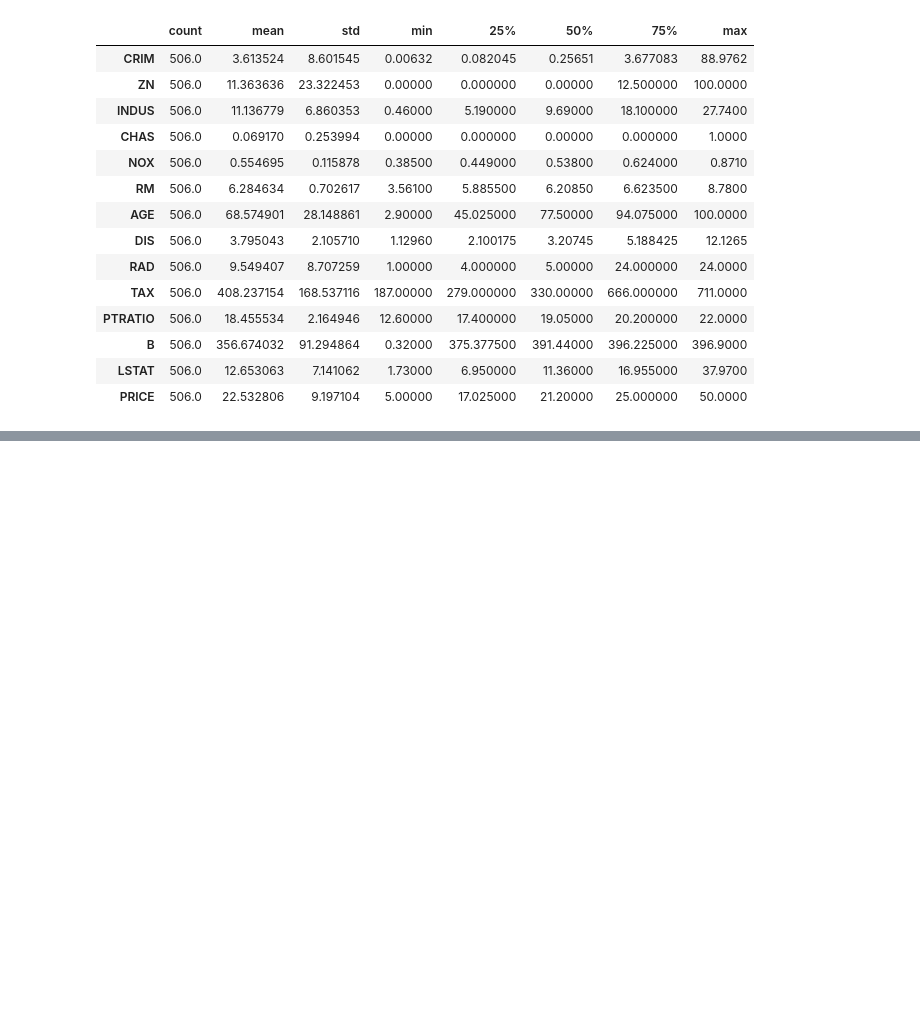
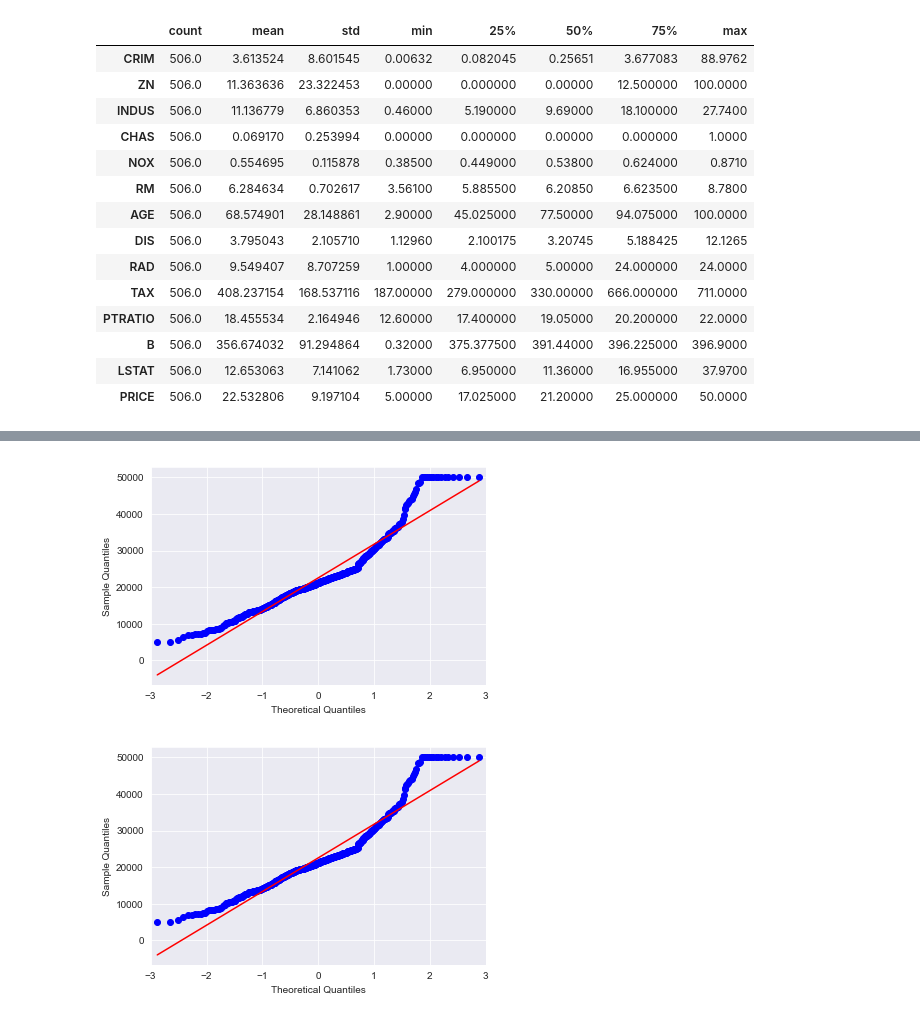
Before and after one commit to oreillyh/Machine-Learning-Statistics, a Jupyter notebook: MACHINE LEARNING AND STATISTICS PROJECT .ipynb, the cells around one changed output, grey strips where cells are left out. Cells and saved outputs as stored; diff of their text form; code cells hidden in the pictures; blank space fills up the shorter version.

```diff
--- a/MACHINE LEARNING AND STATISTICS PROJECT .ipynb
+++ b/MACHINE LEARNING AND STATISTICS PROJECT .ipynb
@@ -215,0 +253,5 @@ Although the prices 'look' like they follow a normal distribution, it would be p
+# %%
+sm.qqplot(y, line='s')
+# %% [output]
+[figure, added]
+[figure, added]
```
Also changed, not shown: parts of 16 cells of this notebook.
